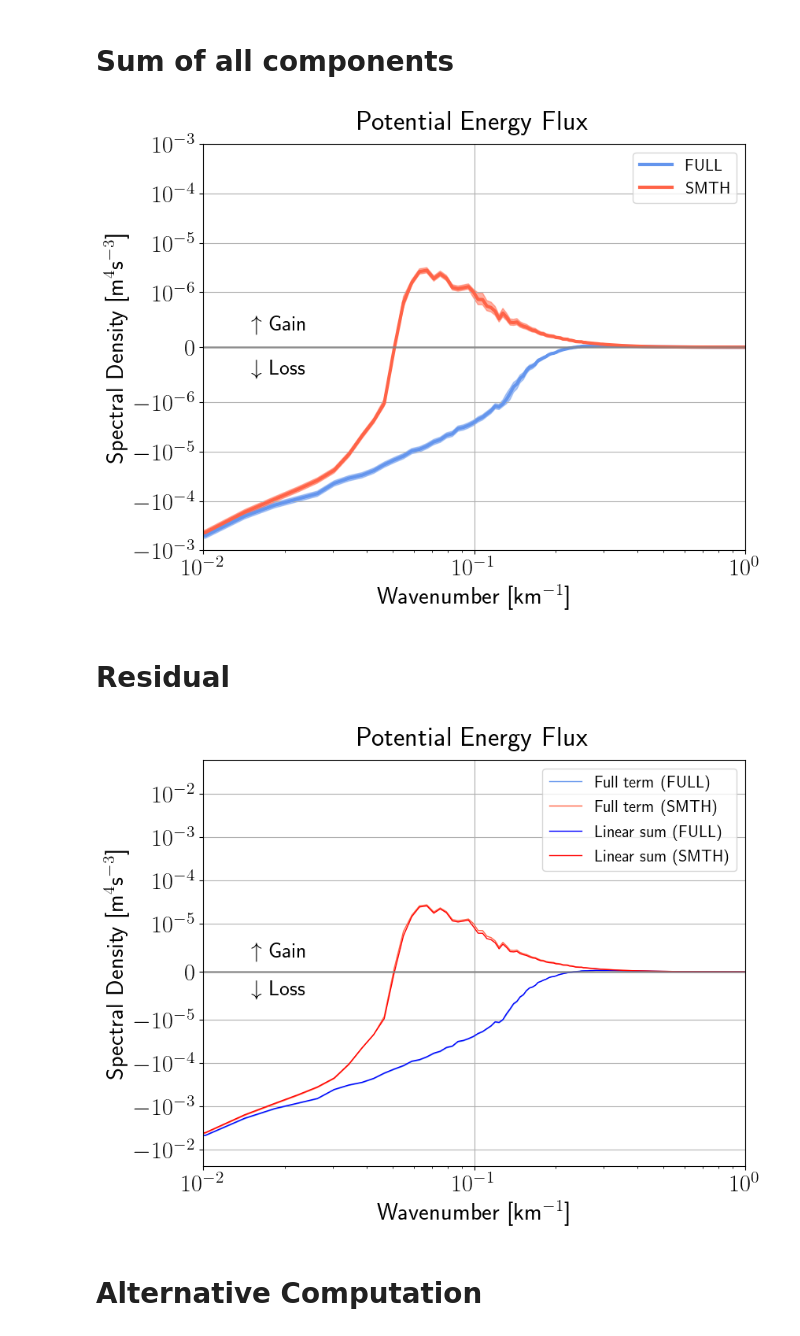
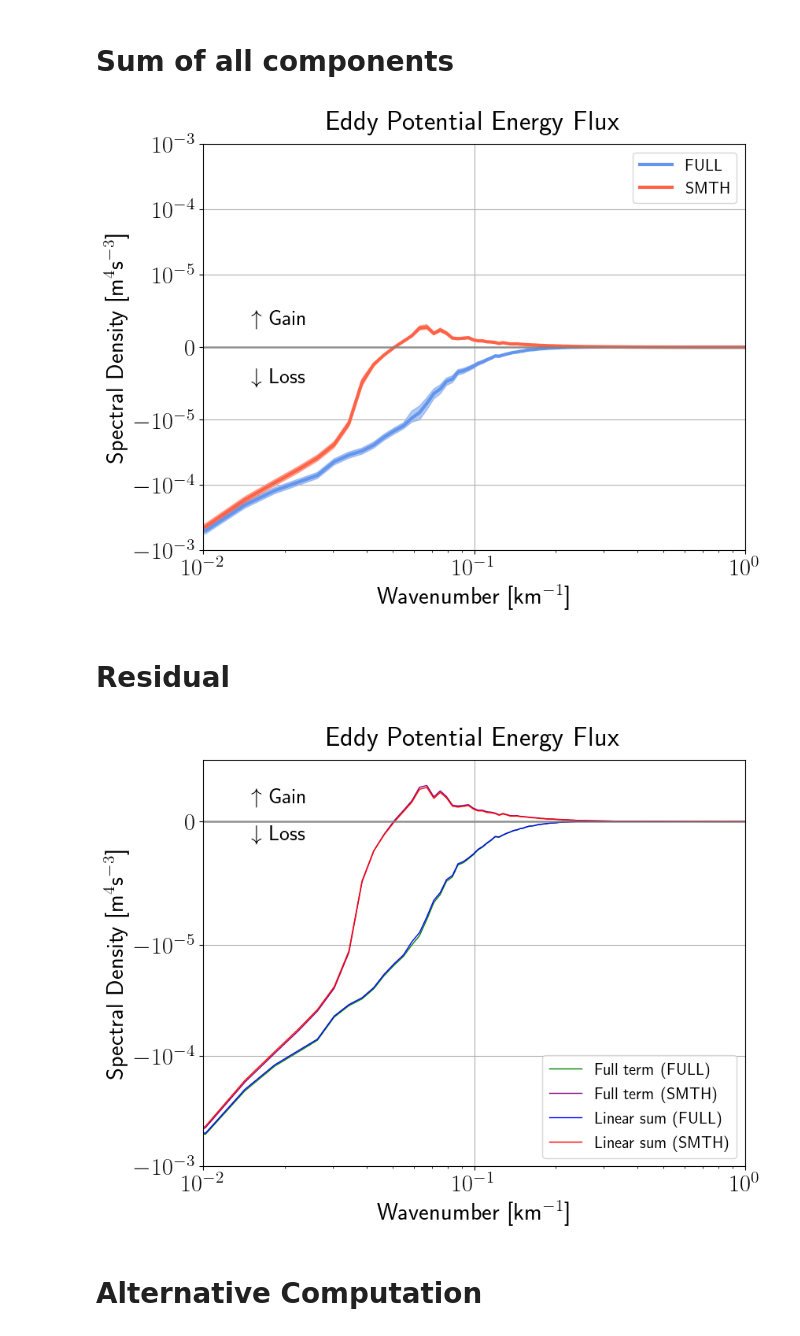
Before and after one commit to igoruchoa/FeedbackSubmeso, a Jupyter notebook: notebooks/bBo_computation.ipynb, the cells around one changed output. Drawn from its saved outputs; the diff is of its cells as text; code cells hidden in the pictures.

```diff
--- a/notebooks/bBo_computation.ipynb
+++ b/notebooks/bBo_computation.ipynb
@@ -455,7 +459,7 @@ G_EPE_smth=((1/N2r)*(btBt_t.mean(axis=0)+bsBs_t.mean(axis=0)+bsBt_t.mean(axis=0)
 
 
 ci=0.95
-T_ind=4
+T_ind=3
 
 # plt.figure(figsize=(9,4))
 plt.figure(figsize=(9,7))
@@ -482,21 +486,21 @@ plt.plot(btBt_t.freq_r/dxx,np.zeros(btBt_t[0].shape),linewidth=2,color='grey',al
 
 plt.legend(prop={'size': 15})
 
-plt.yscale('symlog',linthresh=1e-6)
+plt.yscale('symlog',linthresh=1e-5)
 # plt.yscale('log')
 plt.xscale('log')
 # plt.title(r'$\frac{ \,b \,Bo}{N^2_r}$',fontsize=20)
 
 # plt.title(r'$F_{PE}$',fontsize=25,y=1.05)
-plt.title(r'Potential Energy Flux',fontsize=25,y=1.02)
+plt.title(r'Eddy Potential Energy Flux',fontsize=25,y=1.02)
 
 
 # plt.text(0.5,5e-3,r'F$_{PE}$',fontsize=25)
 # plt.text(1.5e-2,0.3e-5,r'$\uparrow$ Gain ',fontsize=20)
 # plt.text(1.5e-2,-0.5e-5,r'$\downarrow$ Loss ',fontsize=20)
 
-plt.text(1.5e-2,0.3e-6,r'$\uparrow$ Gain ',fontsize=20)
-plt.text(1.5e-2,-0.5e-6,r'$\downarrow$ Loss ',fontsize=20)
+plt.text(1.5e-2,0.3e-5,r'$\uparrow$ Gain ',fontsize=20)
+plt.text(1.5e-2,-0.5e-5,r'$\downarrow$ Loss ',fontsize=20)
 
 
 
@@ -517,7 +521,7 @@ plt.tight_layout()
 
 # plt.savefig('/homes/metogra/iufarias/Documents/figures/2_CROCO/bBo/bBo_sum_spectral_allwavenumbers.png')
 # %% [output]
-[figure, old version]
+[figure, new version]
 # %% [markdown]
 # Residual
 # %%
@@ -527,10 +531,10 @@ plt.figure(figsize=(9,7))
 
 plt.plot(btBt_f.freq_r/dxx,
          ((1/N2r)*bBo_full_res.mean(axis=0))/dxx*1e3,
-                                      label='Full term (FULL)',linewidth=1,color='cornflowerblue')
+                                      label='Full term (FULL)',linewidth=1,color='green')
 plt.plot(btBt_t.freq_r/dxx,
          ((1/N2r)*bBo_smth_res.mean(axis=0))/dxx*1e3,
-                                     label='Full term (SMTH)',linewidth=1,color='tomato')
+                                     label='Full term (SMTH)',linewidth=1,color='purple')
 
 
 plt.plot(btBt_f.freq_r/dxx,
@@ -547,38 +551,38 @@ plt.plot(btBt_t.freq_r/dxx,np.zeros(btBt_t[0].shape),linewidth=2,color='grey',al
 
 
 
 # plt.plot([1/50,1/50],[1000,0],'k--')
 
 plt.legend(prop={'size': 15})
 
 plt.yscale('symlog',linthresh=1e-5)
 # plt.yscale('log')
 plt.xscale('log')
 # plt.title(r'$\frac{ \,b \,Bo}{N^2_r}$',fontsize=20)
 
 # plt.title(r'$F_{PE}$',fontsize=25,y=1.05)
-plt.title(r'Potential Energy Flux',fontsize=25,y=1.02)
+plt.title(r' Eddy Potential Energy Flux',fontsize=25,y=1.02)
 
 
 # plt.text(0.5,5e-3,r'F$_{PE}$',fontsize=25)
-plt.text(1.5e-2,0.3e-5,r'$\uparrow$ Gain ',fontsize=20)
-plt.text(1.5e-2,-0.5e-5,r'$\downarrow$ Loss ',fontsize=20)
+plt.text(1.5e-2,0.15e-5,r'$\uparrow$ Gain ',fontsize=20)
+plt.text(1.5e-2,-0.15e-5,r'$\downarrow$ Loss ',fontsize=20)
 
 
 
 
 # plt.title(r'$b_S*Bo_T$',fontweight='bold',fontsize=15)
 plt.ylabel(r'Spectral Density [m$^{4}$s$^{-3}$]',fontweight='bold')
 plt.xlabel(r'Wavenumber  [km$^{-1}$]',fontweight='bold')
 
 
 plt.xlim(1/100,1)
-# plt.ylim(-1e-4,1e-2)
+plt.ylim(-1e-3,5e-6)
 plt.grid()
 
 plt.tight_layout()
 # %% [output]
-[figure, old version]
+[figure, new version]
 # %% [markdown]
 # Alternative Computation
 # %%
```
Also changed, not shown: parts of 8 cells of this notebook, 15 other files.
